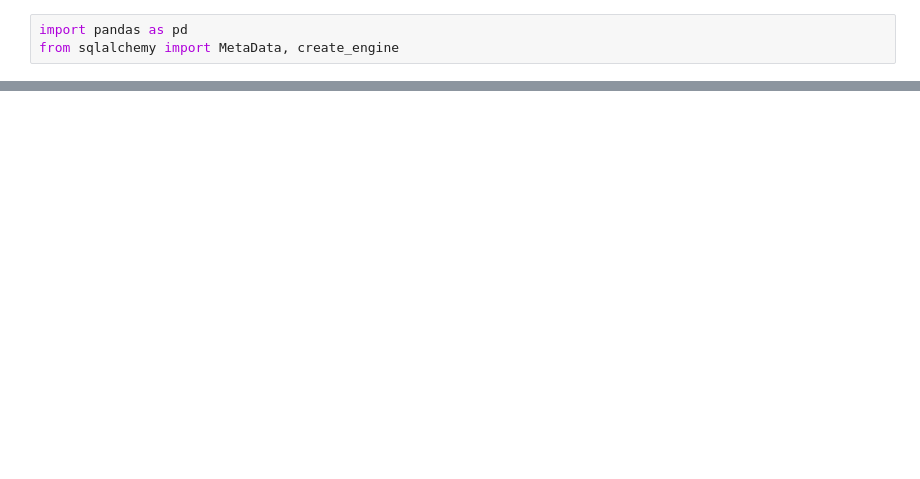
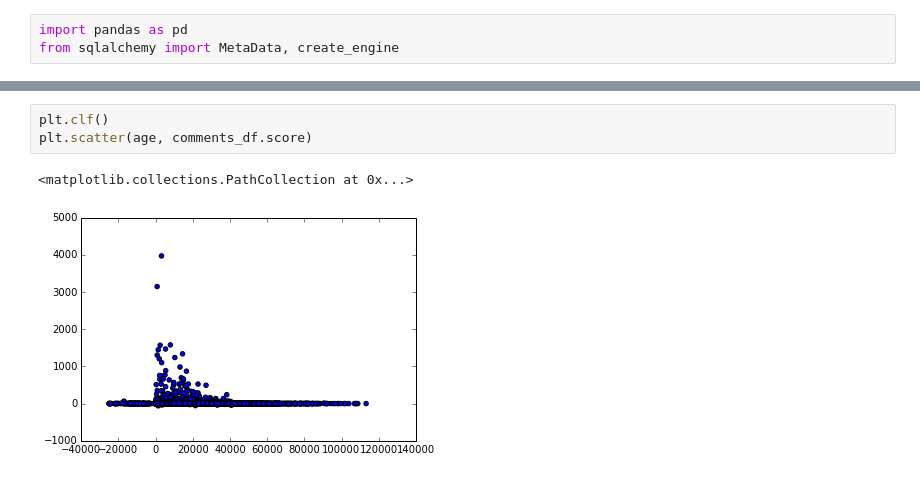
Before and after one commit to gautsi/creddit_score, a Jupyter notebook: notebooks/exploratory_analysis.ipynb, the cells around one changed output, grey strips where cells are left out. Saved outputs shown, nothing was run; the diff lists cells and outputs as text; blank space fills up the shorter version.

```diff
--- a/notebooks/exploratory_analysis.ipynb
+++ b/notebooks/exploratory_analysis.ipynb
@@ -6,0 +28,6 @@ df = pd.read_sql(sql="select * from comments", con=engine)
+# %%
+plt.clf()
+plt.scatter(age, comments_df.score)
+# %% [output]
+<matplotlib.collections.PathCollection at 0x...>
+[figure, added]
```
Also changed, not shown: parts of 15 cells of this notebook, 2 other files.
